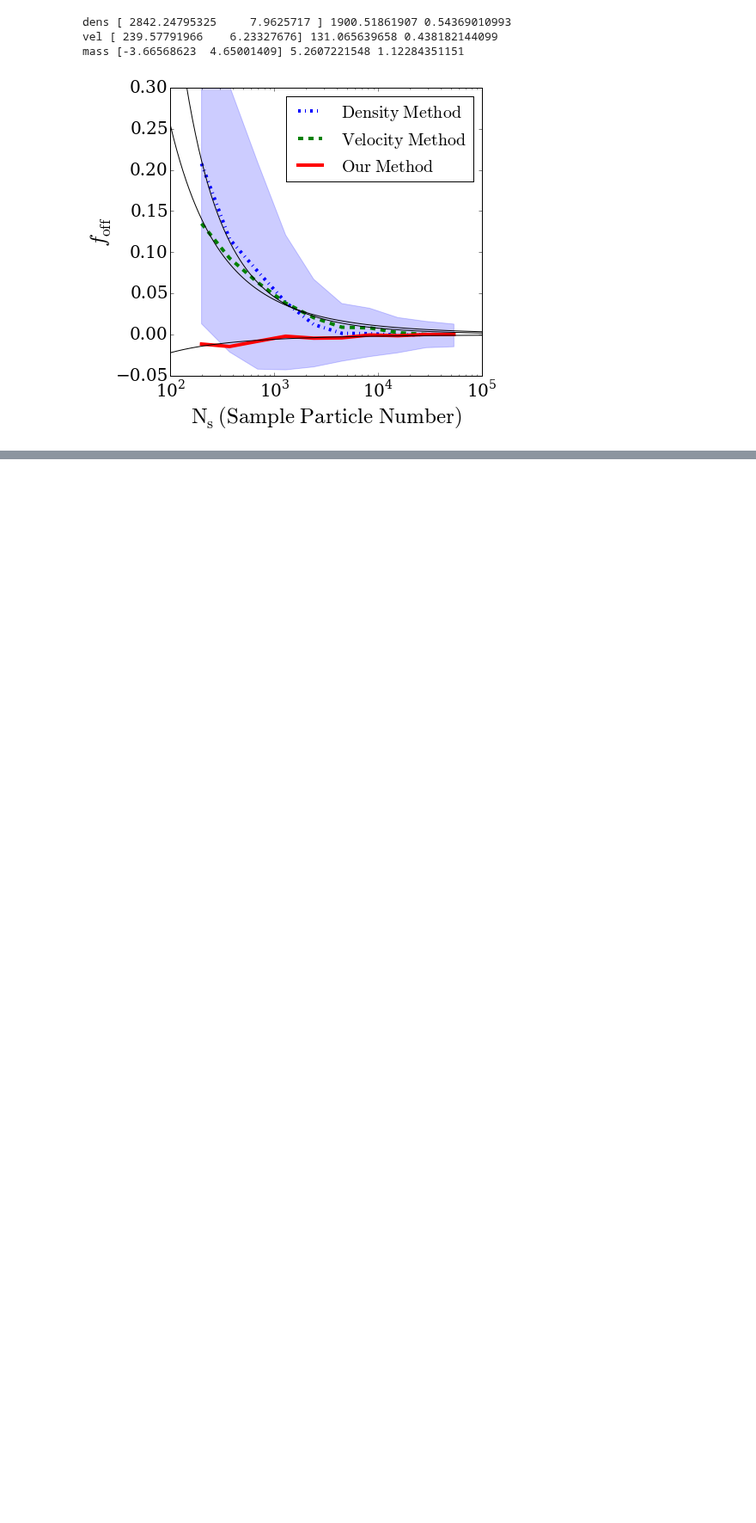
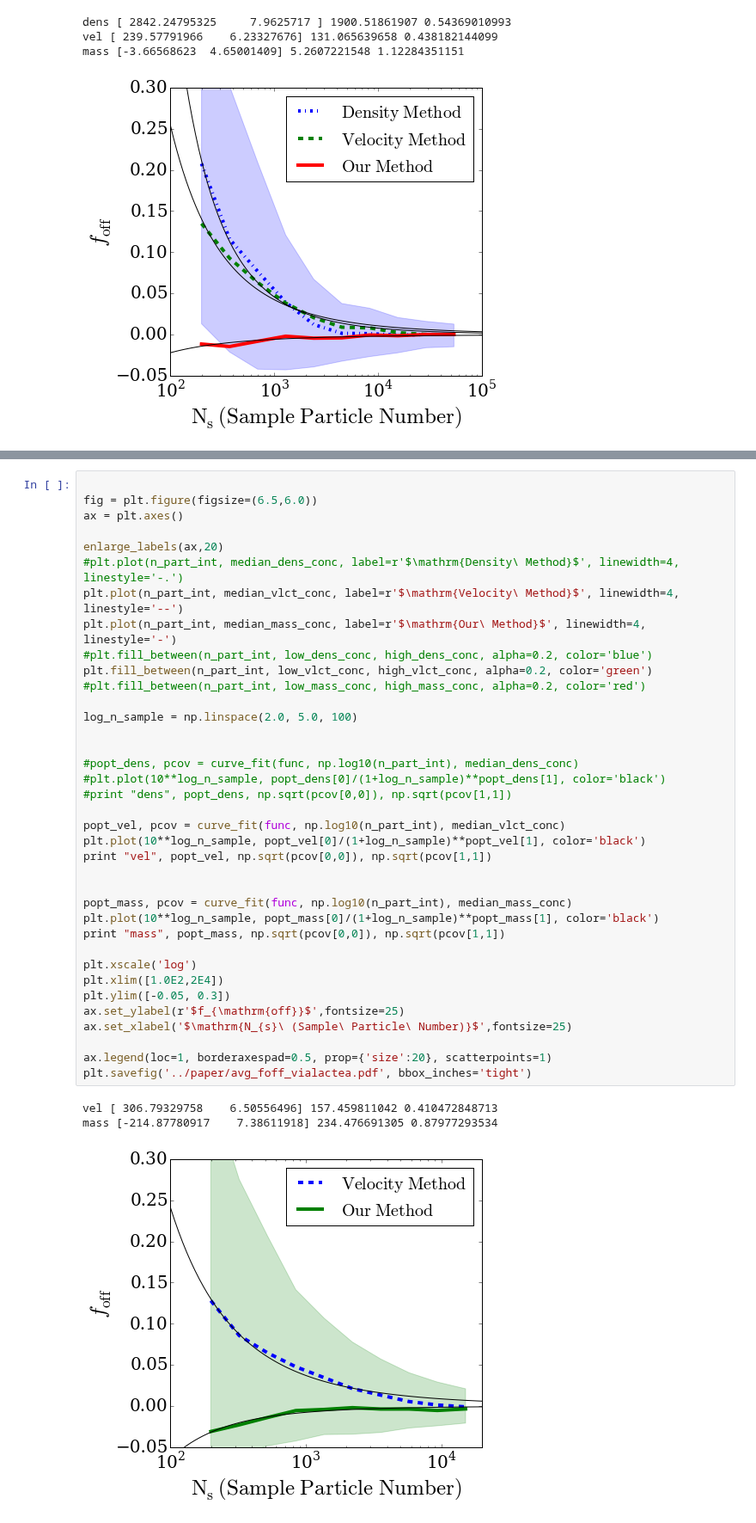
Before and after one commit to astroandes/MACH, a Jupyter notebook: plots/ComparisonPlots.ipynb, the cells around one changed output, grey strips where cells are left out. Shown at 86% size. Drawn from its saved outputs; the diff is of its cells as text; blank space fills up the shorter version.

Commit message:
notebook with vialectea plot

```diff
--- a/plots/ComparisonPlots.ipynb
+++ b/plots/ComparisonPlots.ipynb
@@ -211,3 +278,44 @@ mass [-3.66568623  4.65001409] 5.2607221548 1.12284351151
+# %%
+
+fig = plt.figure(figsize=(6.5,6.0))
+ax = plt.axes()
+
+enlarge_labels(ax,20)
+#plt.plot(n_part_int, median_dens_conc, label=r'$\mathrm{Density\ Method}$', linewidth=4, linestyle='-.')
+plt.plot(n_part_int, median_vlct_conc, label=r'$\mathrm{Velocity\ Method}$', linewidth=4, linestyle='--')
+plt.plot(n_part_int, median_mass_conc, label=r'$\mathrm{Our\ Method}$', linewidth=4, linestyle='-')
+#plt.fill_between(n_part_int, low_dens_conc, high_dens_conc, alpha=0.2, color='blue')
+plt.fill_between(n_part_int, low_vlct_conc, high_vlct_conc, alpha=0.2, color='green')
+#plt.fill_between(n_part_int, low_mass_conc, high_mass_conc, alpha=0.2, color='red')
+
+log_n_sample = np.linspace(2.0, 5.0, 100)
+
+
+#popt_dens, pcov = curve_fit(func, np.log10(n_part_int), median_dens_conc)
+#plt.plot(10**log_n_sample, popt_dens[0]/(1+log_n_sample)**popt_dens[1], color='black')
+#print "dens", popt_dens, np.sqrt(pcov[0,0]), np.sqrt(pcov[1,1])
+
+popt_vel, pcov = curve_fit(func, np.log10(n_part_int), median_vlct_conc)
+plt.plot(10**log_n_sample, popt_vel[0]/(1+log_n_sample)**popt_vel[1], color='black')
+print "vel", popt_vel, np.sqrt(pcov[0,0]), np.sqrt(pcov[1,1])
+
+
+popt_mass, pcov = curve_fit(func, np.log10(n_part_int), median_mass_conc)
+plt.plot(10**log_n_sample, popt_mass[0]/(1+log_n_sample)**popt_mass[1], color='black')
+print "mass", popt_mass, np.sqrt(pcov[0,0]), np.sqrt(pcov[1,1])
+
+plt.xscale('log')
+plt.xlim([1.0E2,2E4])
+plt.ylim([-0.05, 0.3])
+ax.set_ylabel(r'$f_{\mathrm{off}}$',fontsize=25)
+ax.set_xlabel('$\mathrm{N_{s}\ (Sample\ Particle\ Number)}$',fontsize=25)
+
+ax.legend(loc=1, borderaxespad=0.5, prop={'size':20}, scatterpoints=1)
+plt.savefig('../paper/avg_foff_vialactea.pdf', bbox_inches='tight')
+# %% [output]
+vel [ 306.79329758    6.50556496] 157.459811042 0.410472848713
+mass [-214.87780917    7.38611918] 234.476691305 0.87977293534
+[figure, added]
 # %%
 data_dens_bolshoi = np.loadtxt("../data/results/Bolshoi/density/results.dat")
 data_vel_bolshoi = np.loadtxt("../data/results/Bolshoi/velocity/results.csv", delimiter=',')
```
Also changed, not shown: parts of 1 cell of this notebook.
